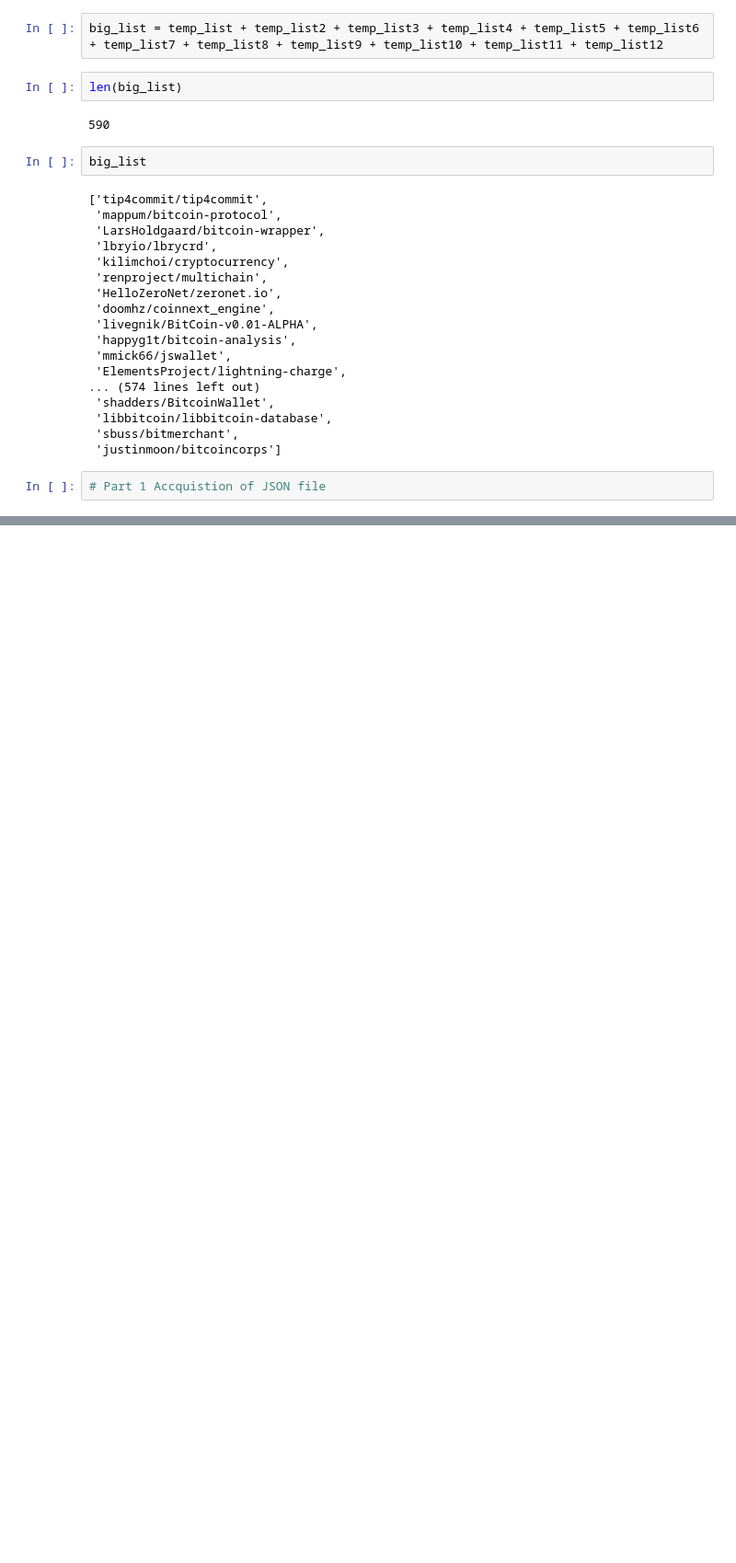
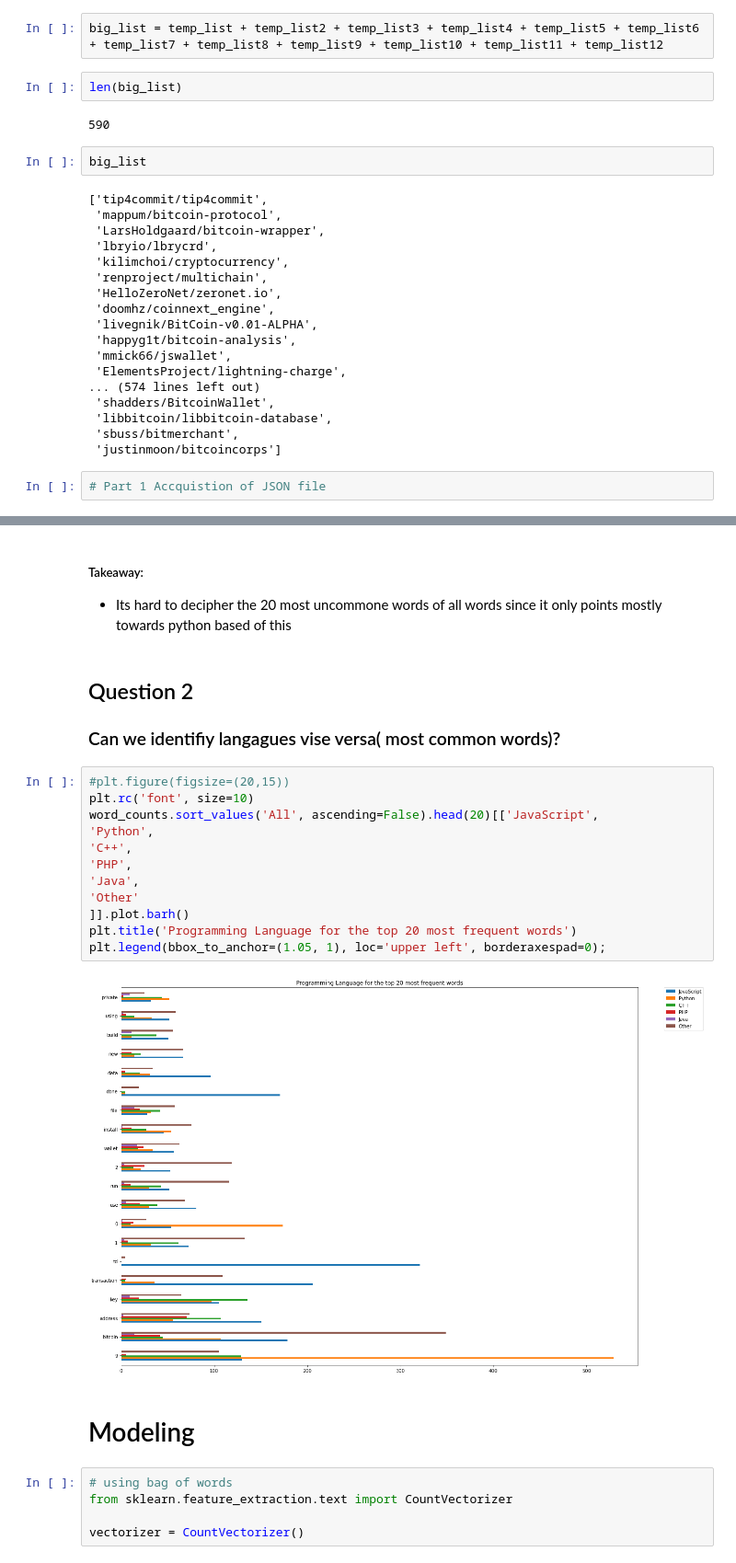
Before and after one commit to TeamAwesomeQuackers/NLP_Project, a Jupyter notebook: Workbooks/paige_explo_notebook-Copy1.ipynb, the cells around one changed output, grey strips where cells are left out. Shown at 92% size. Saved outputs shown, nothing was run; the diff lists cells and outputs as text; blank space fills up the shorter version.

```diff
--- a/Workbooks/paige_explo_notebook-Copy1.ipynb
+++ b/Workbooks/paige_explo_notebook-Copy1.ipynb
@@ -751,0 +750,27 @@ vectorizer = CountVectorizer()
+# %% [markdown]
+##### Takeaway:
+* Its hard to decipher the 20 most uncommone words of all words since it only points mostly towards python based of this
+# %% [markdown]
+## Question 2
+### Can we identifiy langagues vise versa( most common words)?
+# %%
+#plt.figure(figsize=(20,15))
+plt.rc('font', size=10)
+word_counts.sort_values('All', ascending=False).head(20)[['JavaScript',
+'Python',
+'C++',
+'PHP',
+'Java',
+'Other'
+]].plot.barh()
+plt.title('Programming Language for the top 20 most frequent words')
+plt.legend(bbox_to_anchor=(1.05, 1), loc='upper left', borderaxespad=0);
+# %% [output]
+[figure, added]
+# %% [markdown]
+# Modeling
+# %%
+# using bag of words
+from sklearn.feature_extraction.text import CountVectorizer
+
+vectorizer = CountVectorizer()
```
Also changed, not shown: parts of 81 cells of this notebook.
